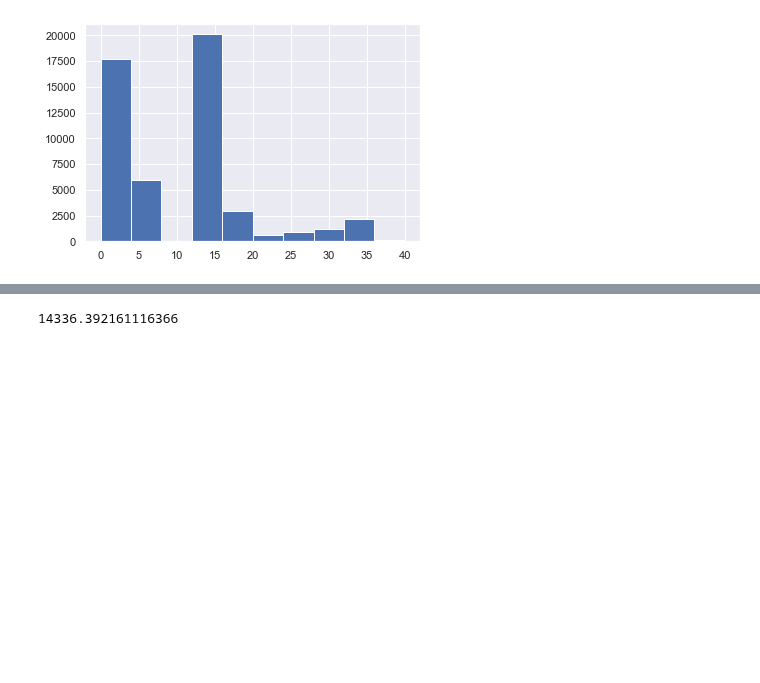
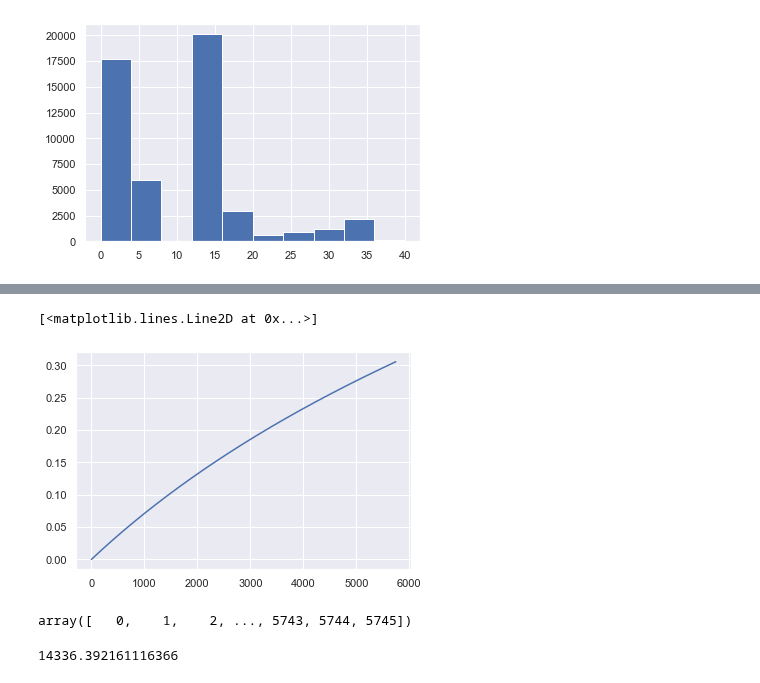
Before and after one commit to iuliivasilev/dev-survivors, a Jupyter notebook: demonstration/StratifiedExperiments.ipynb, the cells around one changed output, grey strips where cells are left out. Saved outputs shown, nothing was run; the diff lists cells and outputs as text; code cells hidden in the pictures; blank space fills up the shorter version.

```diff
--- a/demonstration/StratifiedExperiments.ipynb
+++ b/demonstration/StratifiedExperiments.ipynb
@@ -504 +516,14 @@ array([[1.        , 0.99993062, 0.99986124, ..., 0.71506102, 0.71502555,
+# %%
+plt.plot(np.log10(1 + bins/5627.14))
+
+# np.exp(-1 * (bins ** 5627.14))
+
+# X_[np.exp(-1 * (X_[cnt.TIME_NAME] ** 5627.14)) == 1]
+# %% [output]
+[<matplotlib.lines.Line2D at 0x...>]
+[figure, added]
+# %%
+bins
+# %% [output]
+array([   0,    1,    2, ..., 5743, 5744, 5745])
 # %%
```
Also changed, not shown: parts of 9 cells of this notebook, 1 other file.
